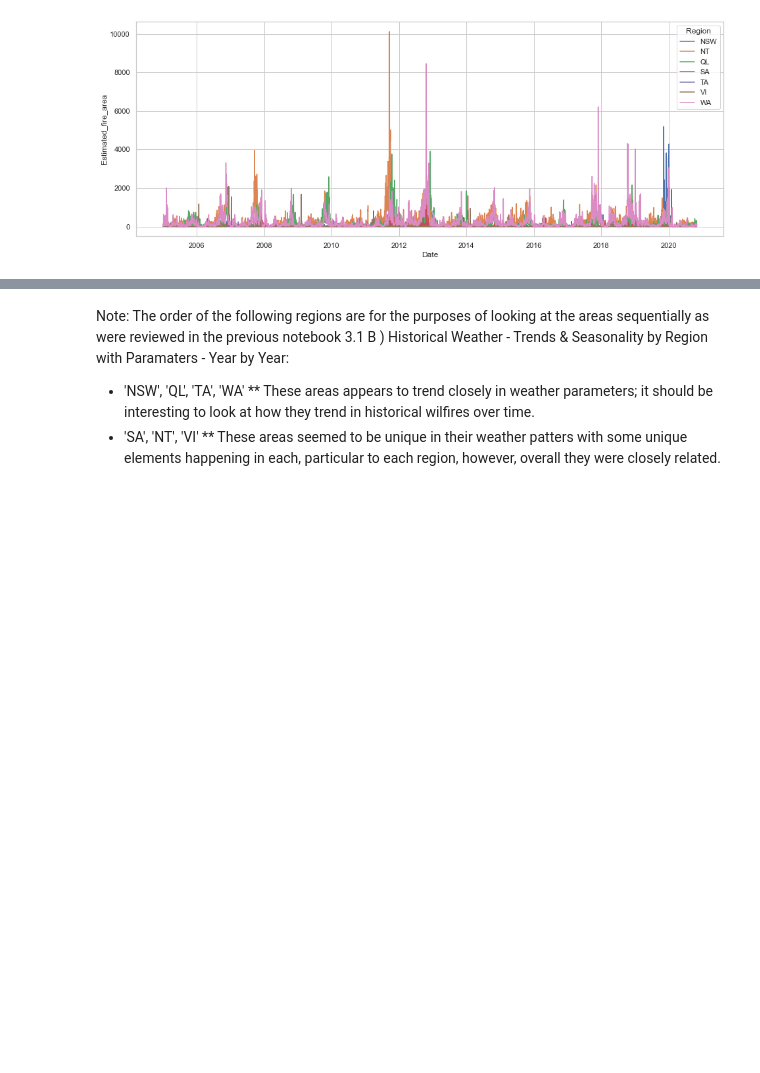
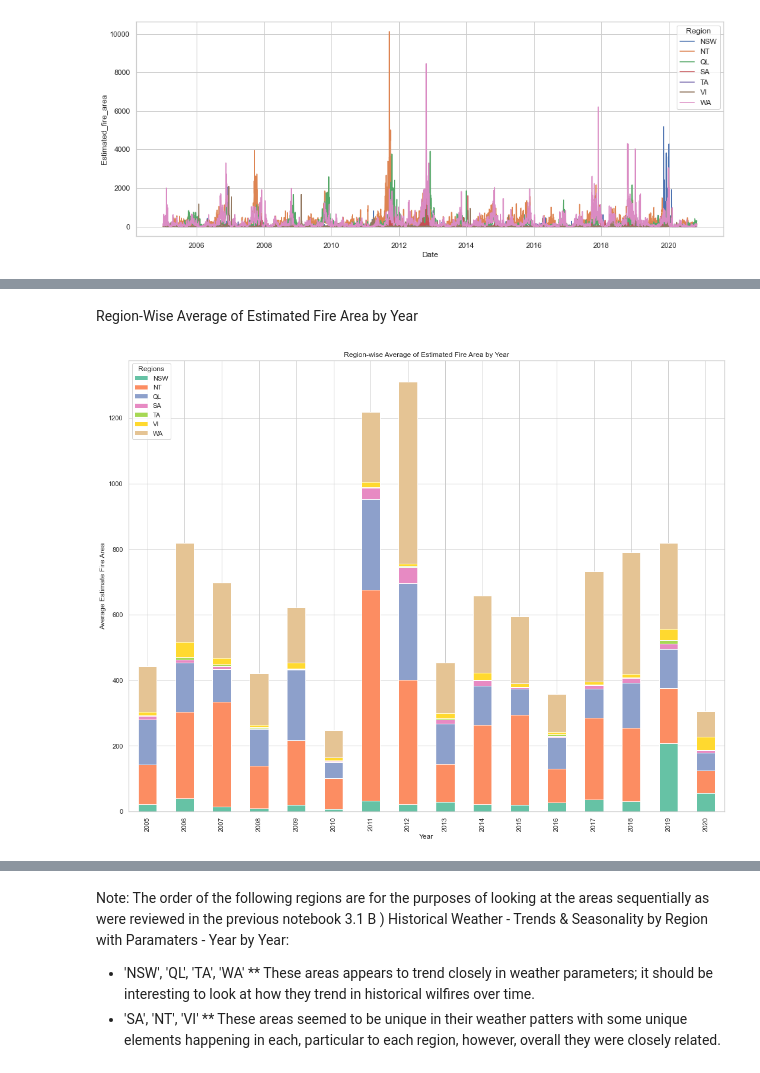
Before and after one commit to ElenaE873/WildfiresAustralia_CallforCode2020, a Jupyter notebook: Trends & Seasonality/3.1 C - 1) EDA - Historical Wildfires - Mean Estimated FIre Area - Trends & Seasonality Year by Year and Regions.ipynb, the cells around one changed output, grey strips where cells are left out. Saved outputs shown, nothing was run; the diff lists cells and outputs as text; code cells hidden in the pictures; blank space fills up the shorter version.

```diff
--- a/Trends & Seasonality/3.1 C - 1) EDA - Historical Wildfires - Mean Estimated FIre Area - Trends & Seasonality Year by Year and Regions.ipynb
+++ b/Trends & Seasonality/3.1 C - 1) EDA - Historical Wildfires - Mean Estimated FIre Area - Trends & Seasonality Year by Year and Regions.ipynb
@@ -80,0 +120,21 @@ g = sns.lineplot(x="Date", y="Estimated_fire_area",hue='Region', data=wildfires_
+# %% [markdown]
+Region-Wise Average of Estimated Fire Area by Year
+# %%
+wide = fire_areas.pivot(index='Date', columns='Region', values='Estimated_fire_area').fillna(0).copy()
+wide.reset_index(inplace=True)
+wide['Year'] = wide['Date'].dt.year
+wide['Month'] = wide['Date'].dt.month
+
+temp_df = wide.groupby(['Year']).mean().round().reset_index()
+temp_df.drop(['Month'], axis = 1, inplace=True)
+temp_df.set_index('Year', inplace=True)
+
+colors = sns.color_palette("Set2", 7)
+temp_df.plot(kind="bar", stacked=True, figsize=(18, 14), color=colors).legend(loc='upper left', title="Regions")
+
+plt.title("Region-wise Average of Estimated Fire Area by Year")
+plt.xlabel("Year")
+plt.ylabel("Average Estimate Fire Area")
+plt.show()
+# %% [output]
+[figure, added]
```
Also changed, not shown: parts of 20 cells of this notebook.
